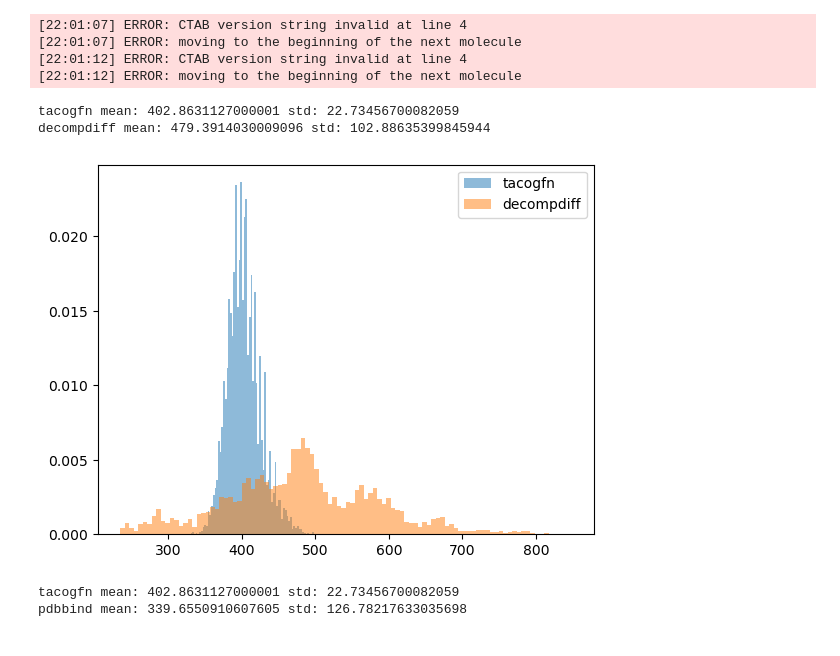
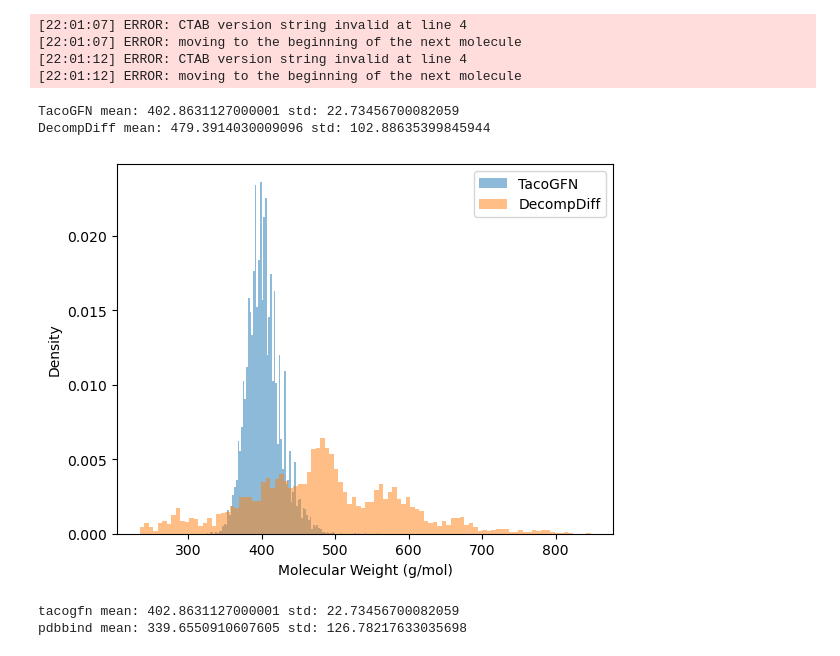
Before and after one commit to tsa87/TacoGFN-SBDD, a Jupyter notebook: examples/21_compare_node_numbers.ipynb, the cells around one changed output. Drawn from its saved outputs; the diff is of its cells as text; code cells hidden in the pictures.

```diff
--- a/examples/21_compare_node_numbers.ipynb
+++ b/examples/21_compare_node_numbers.ipynb
@@ -88,13 +88,15 @@ def plot_histogram(data1, data2, name1, name2):
     print(f'{name2} mean:', np.mean(data2), 'std:', np.std(data2))
 
     plt.legend(loc='upper right')
+    plt.ylabel('Density')
+    plt.xlabel('Molecular Weight (g/mol)')
     plt.show()
 # %%
-plot_histogram(tacogfn_molwts, decompdiff_molwts, 'tacogfn', 'decompdiff')
+plot_histogram(tacogfn_molwts, decompdiff_molwts, 'TacoGFN', 'DecompDiff')
 # %% [output]
-tacogfn mean: 402.8631127000001 std: 22.73456700082059
-decompdiff mean: 479.3914030009096 std: 102.88635399845944
+TacoGFN mean: 402.8631127000001 std: 22.73456700082059
+DecompDiff mean: 479.3914030009096 std: 102.88635399845944
-[figure, old version]
+[figure, new version]
 # %%
 plot_histogram(tacogfn_molwts, pdb_molwts, 'tacogfn', 'pdbbind')
 # %% [output]
```
Also changed, not shown: 3 other files.
